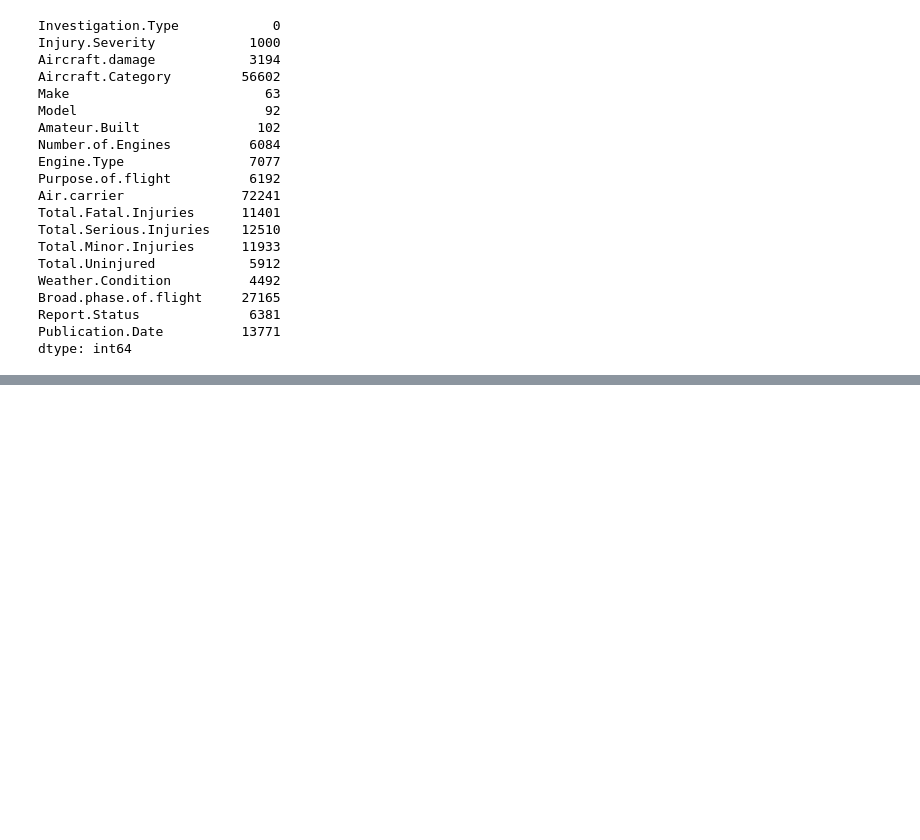
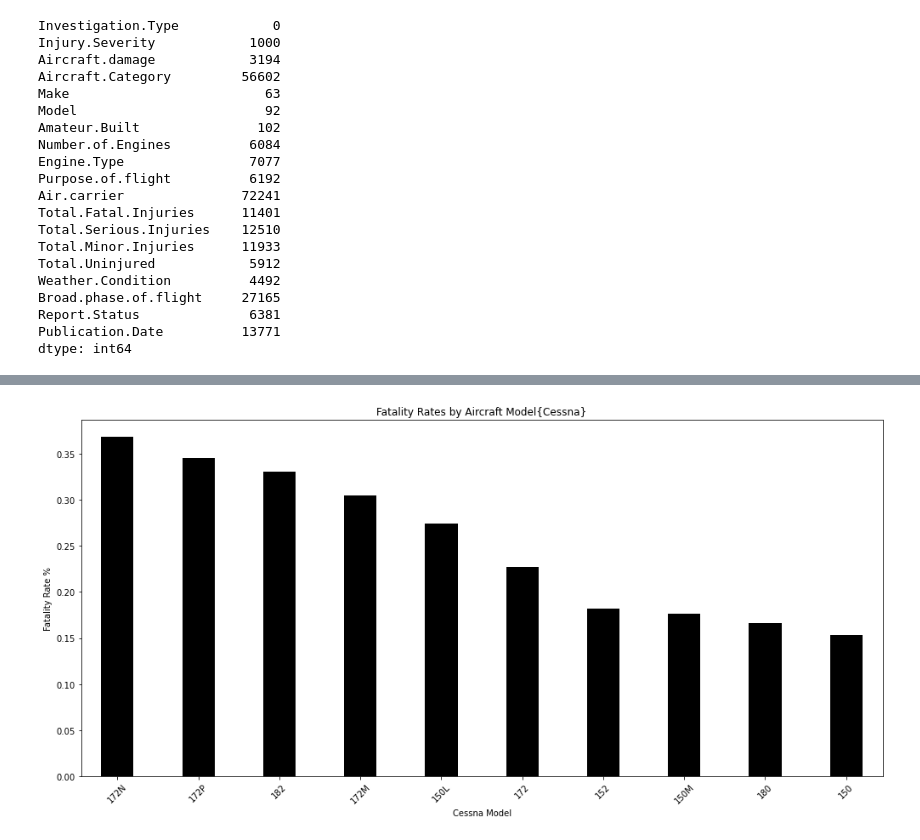
Before and after one commit to Austin-Murunga/phase-one-project, a Jupyter notebook: index.ipynb, the cells around one changed output, grey strips where cells are left out. Cells and saved outputs as stored; diff of their text form; code cells hidden in the pictures; blank space fills up the shorter version.

```diff
--- a/index.ipynb
+++ b/index.ipynb
@@ -219,0 +316,26 @@ dtype: int64
+# %%
+#Fatality Rates by Aircraft Model{Cessna}
+
+# Filter data for 'Cessna' models
+cessna_data = df_cleaned[df_cleaned['Make'] == 'CESSNA']
+
+# Calculate the number of accidents for each Cessna model
+accidents_by_model = cessna_data['Model'].value_counts().head(10)
+
+# Calculate the total number of fatal injuries for each Cessna model
+fatalities_by_model = cessna_data.groupby('Model')['Total.Fatal.Injuries'].sum()
+
+# Calculate the fatality rate (total fatal injuries / number of accidents)
+fatality_rate = (fatalities_by_model / accidents_by_model).dropna().sort_values(ascending=False)
+
+# Plot the fatality rates for Cessna models
+plt.figure(figsize=(14, 7))
+plt.title('Fatality Rates by Aircraft Model{Cessna}')
+fatality_rate.plot(kind='bar', color='black', width= 0.4)
+plt.xlabel('Cessna Model')
+plt.ylabel('Fatality Rate %')
+plt.xticks(rotation=45)
+plt.tight_layout()  # Adjust layout to make room for labels
+plt.show()
+# %% [output]
+[figure, added]
```
Also changed, not shown: parts of 31 cells of this notebook, 1 other file.
